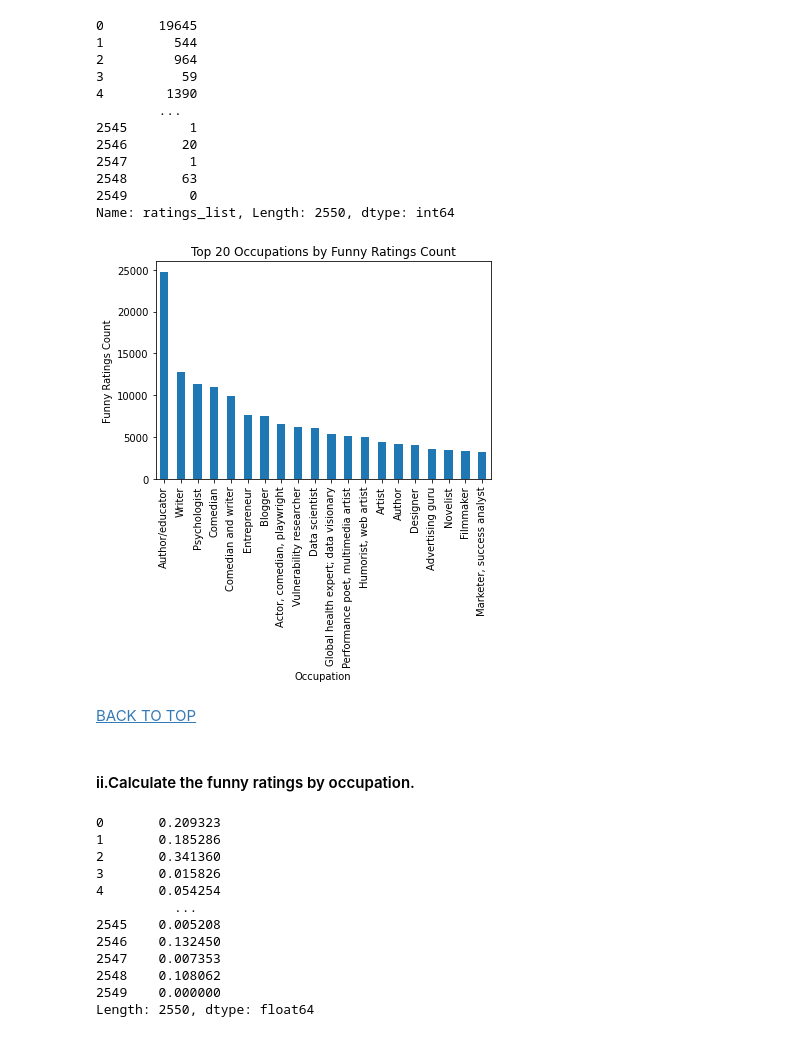
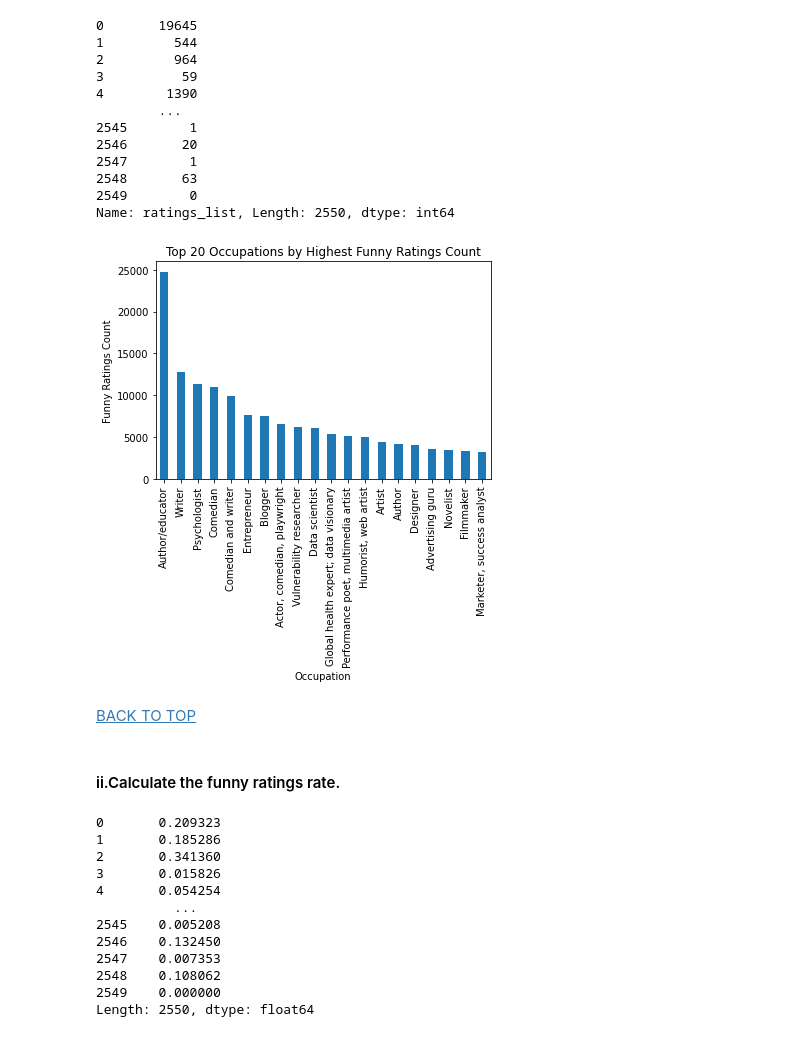
Before and after one commit to benkaan001/pandas_and_beyond, a Jupyter notebook: analyze_data/05_ted_talks.ipynb, the cells around one changed output. Saved outputs shown, nothing was run; the diff lists cells and outputs as text; code cells hidden in the pictures.

```diff
--- a/analyze_data/05_ted_talks.ipynb
+++ b/analyze_data/05_ted_talks.ipynb
@@ -1111,25 +1112,25 @@ df['funny_ratings_count'] = df.ratings_list.apply(extract_funny_count)
 # %%
 # group the DataFrame by occupation, sum the funny_ratings_count, and plot the top 20 occupations
 df.groupby('speaker_occupation')['funny_ratings_count'].sum() \
   .sort_values(ascending=False) \
   .head(20) \
   .plot(kind='bar')
 
 # set the plot title and labels
-plt.title('Top 20 Occupations by Funny Ratings Count')
+plt.title('Top 20 Occupations by Highest Funny Ratings Count')
 plt.xlabel('Occupation')
 plt.ylabel('Funny Ratings Count')
 
 # display the plot
 plt.show()
 # %% [output]
-[figure, old version]
+[figure, new version]
 # %% [markdown]
 [BACK TO TOP][def]
 
 [def]: #-TED-Talks-Dataset-Exploration
 # %% [markdown]
-#### ii.Calculate the funny ratings by occupation.
+#### ii.Calculate the funny ratings rate.
 # %%
 df.funny_ratings_count / df.total_ratings_count
 # %% [output]
```
Also changed, not shown: parts of 10 cells of this notebook.
